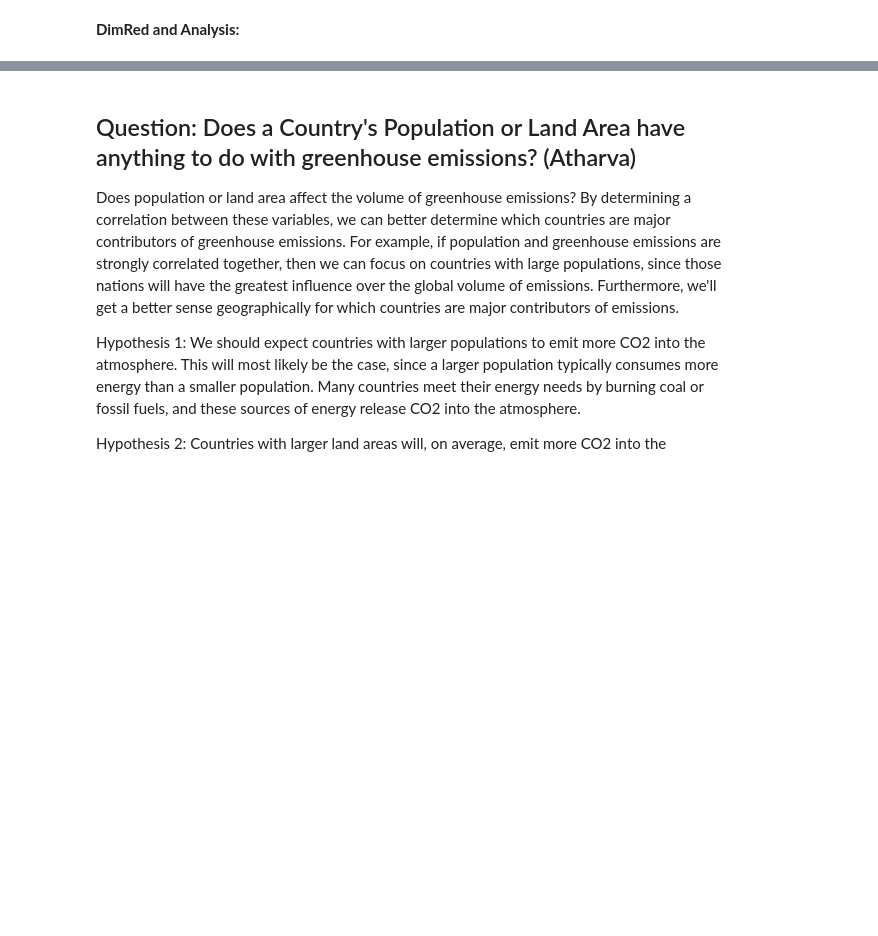
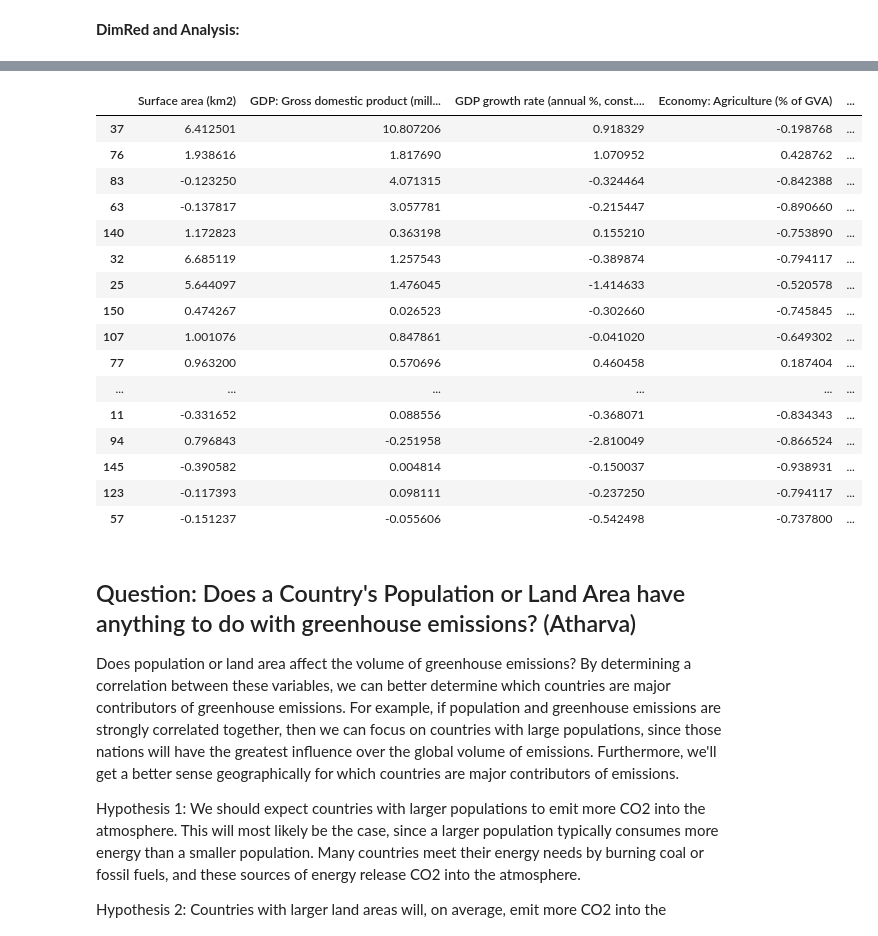
Before and after one commit to melotic/cs3654-project, a Jupyter notebook: Project3.ipynb, the cells around one changed output, grey strips where cells are left out. Drawn from its saved outputs; the diff is of its cells as text; code cells hidden in the pictures; blank space fills up the shorter version.

```diff
--- a/Project3.ipynb
+++ b/Project3.ipynb
@@ -114,0 +173,6 @@ countryStats.head(5)
+# %%
+# Now, we are ready to analyze the data.
+# Let's begin by normalizing the data, so that the columns are weighted equally,
+preNorm = countryStats.iloc[:, 1:]
+norm = (preNorm-preNorm.mean())/(preNorm.std())
+norm.head()
@@ -114,0 +186,24 @@ countryStats.head(5)
+# %%
+# Let's visualize the data using a parallel coordinates plot.
+normWithCountries = norm.join(countryStats.country)
+normWithCountries.sort_values('totalCO2emission', ascending=False).head(50)
+# parallelPlot = pandas.plotting.parallel_coordinates(normWithCountries, class_column='country', colormap='rainbow_r')
+# parallelPlot.figure.set_size_inches(30,30,forward=True)
+# %% [output]
+|  | Surface area (km2) | GDP: Gross domestic product (mill... | GDP growth rate (annual %, const.... | Economy: Agriculture (% of GVA) | ... |
+| 37 | 6.412501 | 10.807206 | 0.918329 | -0.198768 | ... |
+| 76 | 1.938616 | 1.817690 | 1.070952 | 0.428762 | ... |
+| 83 | -0.123250 | 4.071315 | -0.324464 | -0.842388 | ... |
+| 63 | -0.137817 | 3.057781 | -0.215447 | -0.890660 | ... |
+| 140 | 1.172823 | 0.363198 | 0.155210 | -0.753890 | ... |
+| 32 | 6.685119 | 1.257543 | -0.389874 | -0.794117 | ... |
+| 25 | 5.644097 | 1.476045 | -1.414633 | -0.520578 | ... |
+| 150 | 0.474267 | 0.026523 | -0.302660 | -0.745845 | ... |
+| 107 | 1.001076 | 0.847861 | -0.041020 | -0.649302 | ... |
+| 77 | 0.963200 | 0.570696 | 0.460458 | 0.187404 | ... |
+| ... | ... | ... | ... | ... | ... |
+| 11 | -0.331652 | 0.088556 | -0.368071 | -0.834343 | ... |
+| 94 | 0.796843 | -0.251958 | -2.810049 | -0.866524 | ... |
+| 145 | -0.390582 | 0.004814 | -0.150037 | -0.938931 | ... |
+| 123 | -0.117393 | 0.098111 | -0.237250 | -0.794117 | ... |
+| 57 | -0.151237 | -0.055606 | -0.542498 | -0.737800 | ... |
```
Also changed, not shown: parts of 73 cells of this notebook.
